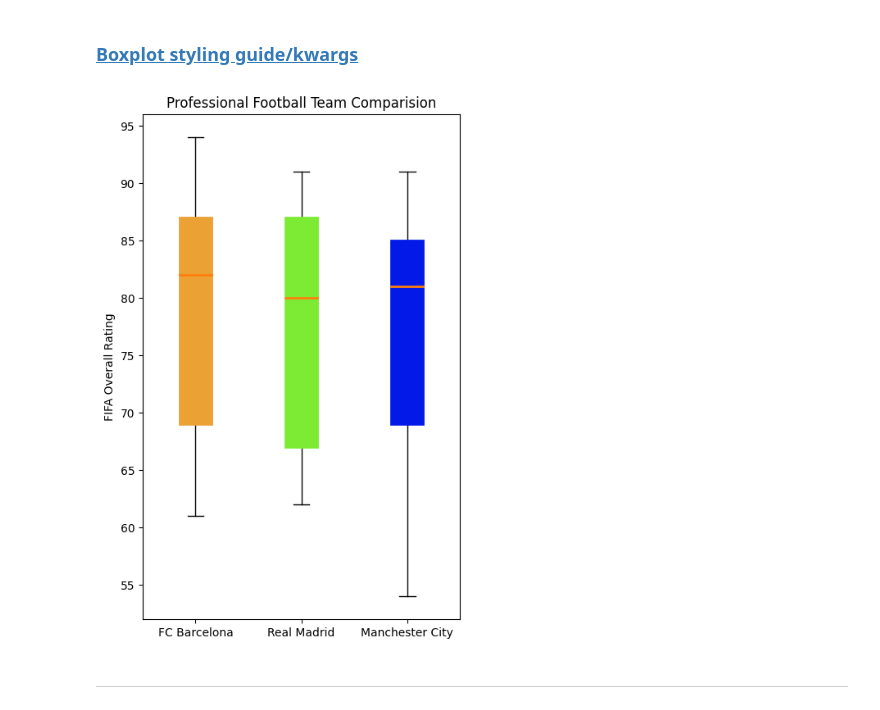
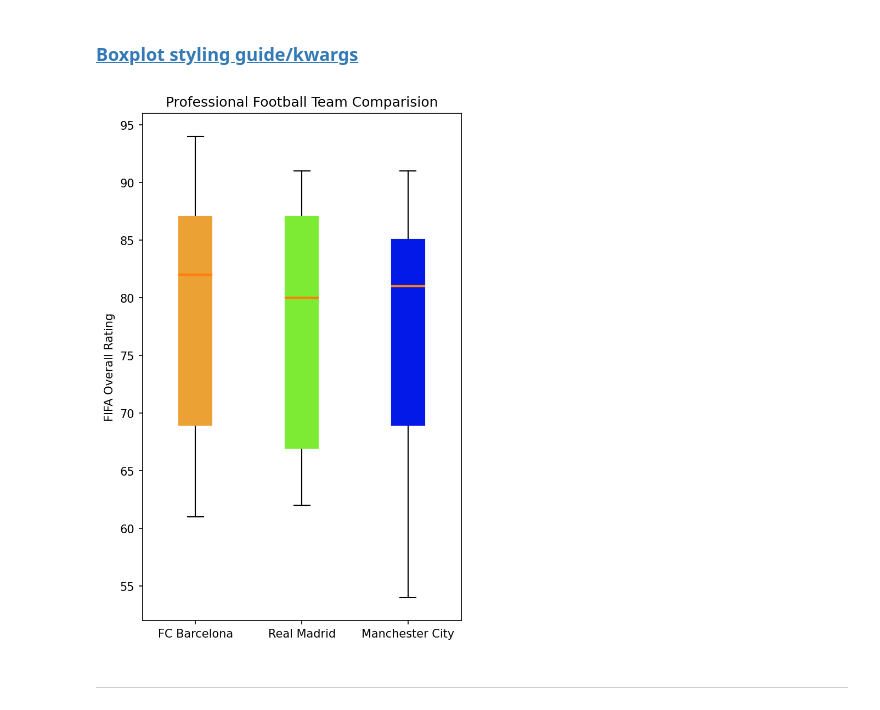
Before and after one commit to rishitc/Matplotlib-Mini-Projects, a Jupyter notebook: Real World Example.ipynb, the cells around one changed output. Saved outputs shown, nothing was run; the diff lists cells and outputs as text; code cells hidden in the pictures.

Commit message:
Changed the last cell to include the dpi value for displaying the plot in the notebook. Tried hatch values for the box plot but did not see any difference.

```diff
--- a/Real World Example.ipynb
+++ b/Real World Example.ipynb
@@ -610,29 +610,30 @@ fifa.loc[fifa.Club=='Juventus'].count()[0]
 # %%
 plt.style.use("default")  # Setting the style to 'default' from 'ggplot'
 
-plt.figure(figsize=(5, 8))  # (x_ratio, y_ratio)
+plt.figure(figsize=(5, 8), dpi=150)  # (x_ratio, y_ratio)
 
 labels = ['FC Barcelona', 'Real Madrid', 'Manchester City']
 
 # patch_artist=True is needed for facecolor property to work
 boxes = plt.boxplot((barcelona, madrid, Manchester_City), labels=labels, patch_artist=True,
                    medianprops={'linewidth':2})
 
 colors = ['#eba134', '#7deb34', '#0219e8']
 for ind, box in enumerate(boxes['boxes']):  # 'boxes' refers to the frame of the every box in the boxplot
     # Set edge colour
     box.set(color=colors[ind], linewidth=2)
 
     # Set fill colour
     box.set(facecolor=colors[ind])
 
+
 plt.title("Professional Football Team Comparision")
 plt.ylabel("FIFA Overall Rating")
 
 plt.savefig(os.path.join(".", "graph_images", "box_and_whiskers.png"), dpi=300)
 
 plt.show()
 # %% [output]
-[figure, old version]
+[figure, new version]
 # %% [markdown]
 ---
```
